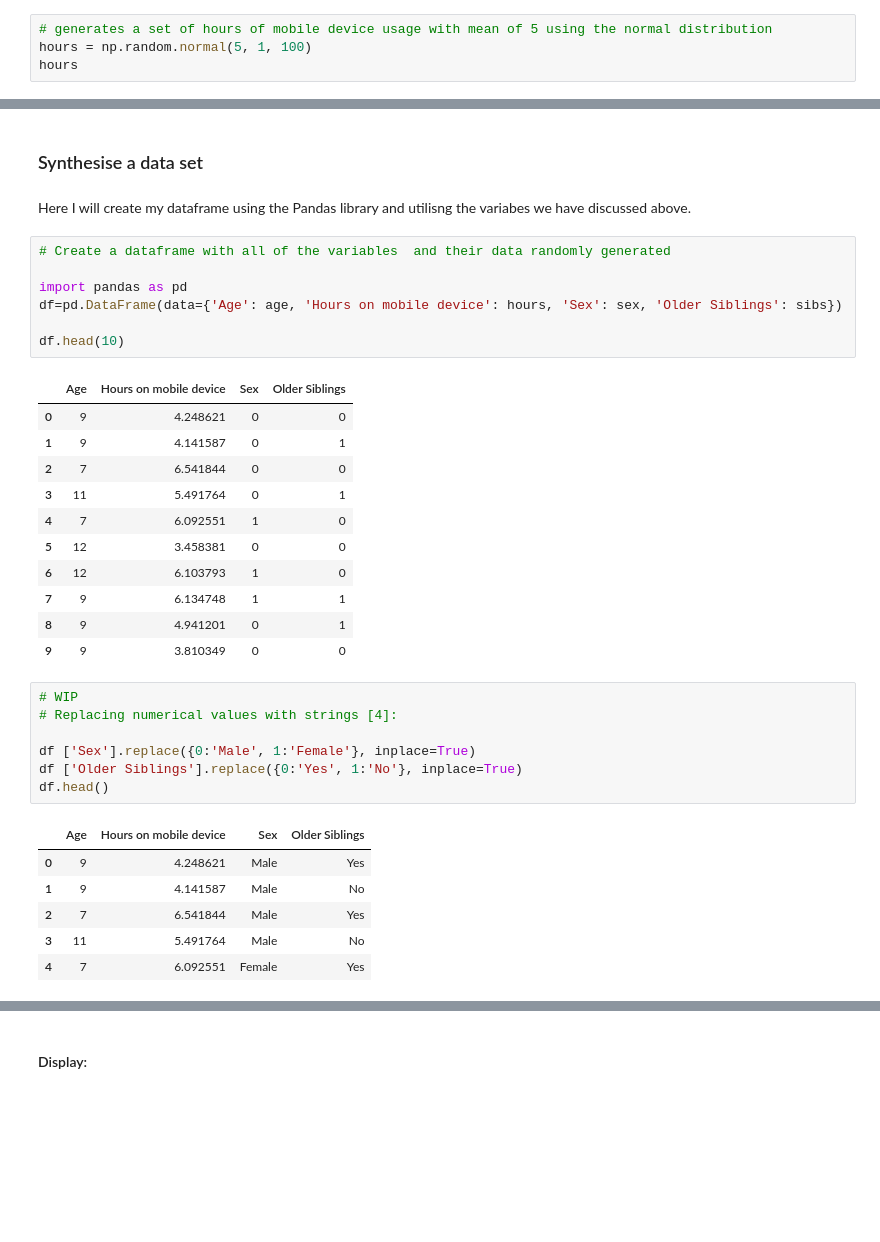
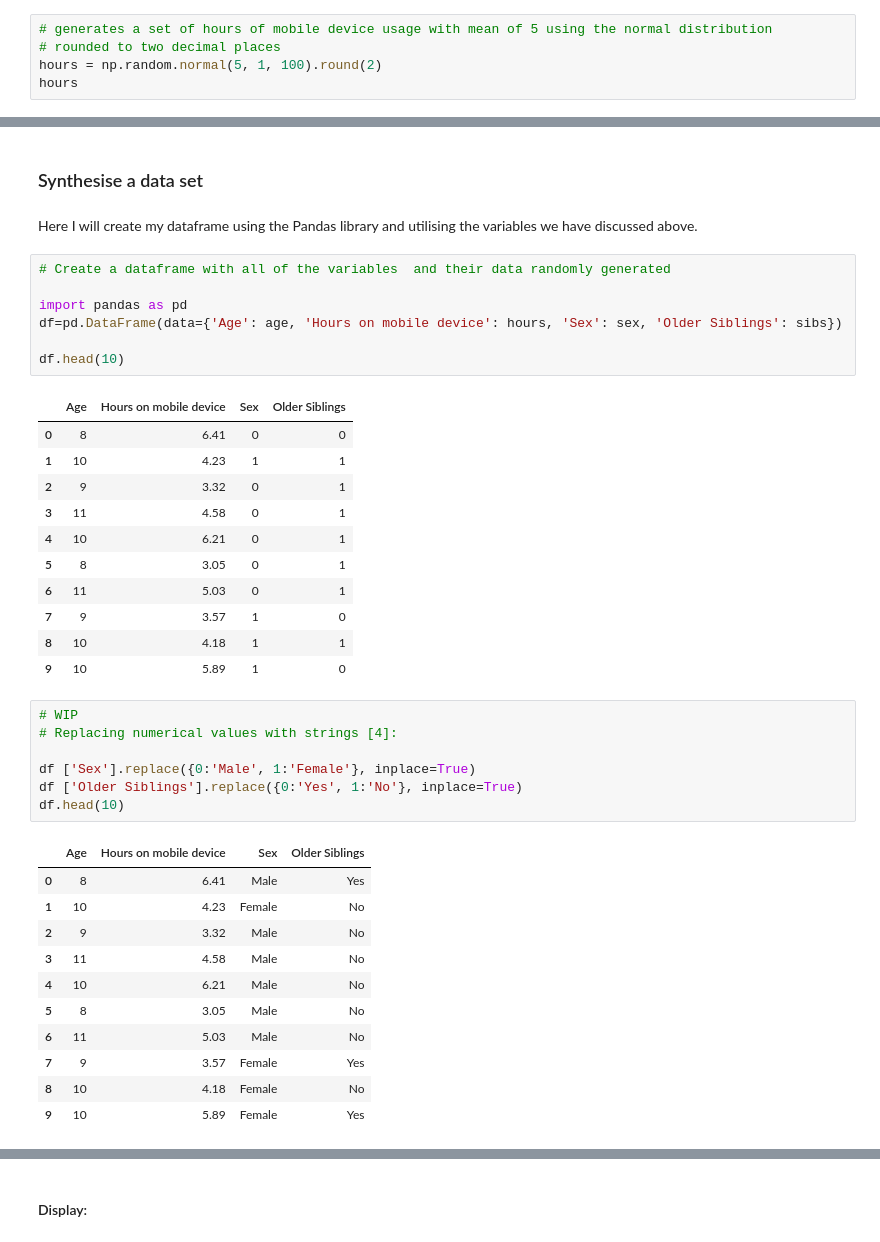
Before and after one commit to JulianConneely/Programming-for-Data-Analysis-Project-Dec18, a Jupyter notebook: Santa Claus.ipynb, the cells around one changed output, grey strips where cells are left out. Drawn from its saved outputs; the diff is of its cells as text; blank space fills up the shorter version.

```diff
--- a/Santa Claus.ipynb
+++ b/Santa Claus.ipynb
@@ -85,6 +84,7 @@ While this can of course be monitored by parents, it is very difficult. I feel t
 As metioned above I found that primary school students access mobile devices on average five hours per week with a standard deviation of one hour and that a normal distribution is an acceptable model for such a variable
 # %%
 # generates a set of hours of mobile device usage with mean of 5 using the normal distribution
-hours = np.random.normal(5, 1, 100)
+# rounded to two decimal places
+hours = np.random.normal(5, 1, 100).round(2)
 hours
 # %% [output]
@@ -143,7 +142,7 @@ array([0, 1, 0, 1, 0, 0, 0, 1, 1, 0, 1, 1, 1, 0, 1, 0, 1, 0, 1, 0, 1, 1,
 # %% [markdown]
 ### Synthesise a data set
 # %% [markdown]
-Here I will create my dataframe using the Pandas library and utilisng the variabes we have discussed above.
+Here I will create my dataframe using the Pandas library and utilising the variables we have discussed above.
 # %%
 # Create a dataframe with all of the variables  and their data randomly generated
 
@@ -153,30 +152,35 @@ df=pd.DataFrame(data={'Age': age, 'Hours on mobile device': hours, 'Sex': sex, '
 df.head(10)
 # %% [output]
 |  | Age | Hours on mobile device | Sex | Older Siblings |
-| 0 | 9 | 4.248621 | 0 | 0 |
-| 1 | 9 | 4.141587 | 0 | 1 |
-| 2 | 7 | 6.541844 | 0 | 0 |
-| 3 | 11 | 5.491764 | 0 | 1 |
-| 4 | 7 | 6.092551 | 1 | 0 |
-| 5 | 12 | 3.458381 | 0 | 0 |
-| 6 | 12 | 6.103793 | 1 | 0 |
-| 7 | 9 | 6.134748 | 1 | 1 |
-| 8 | 9 | 4.941201 | 0 | 1 |
-| 9 | 9 | 3.810349 | 0 | 0 |
+| 0 | 8 | 6.41 | 0 | 0 |
+| 1 | 10 | 4.23 | 1 | 1 |
+| 2 | 9 | 3.32 | 0 | 1 |
+| 3 | 11 | 4.58 | 0 | 1 |
+| 4 | 10 | 6.21 | 0 | 1 |
+| 5 | 8 | 3.05 | 0 | 1 |
+| 6 | 11 | 5.03 | 0 | 1 |
+| 7 | 9 | 3.57 | 1 | 0 |
+| 8 | 10 | 4.18 | 1 | 1 |
+| 9 | 10 | 5.89 | 1 | 0 |
 # %%
 # WIP
 # Replacing numerical values with strings [4]:
 
 df ['Sex'].replace({0:'Male', 1:'Female'}, inplace=True)
 df ['Older Siblings'].replace({0:'Yes', 1:'No'}, inplace=True)
-df.head()
+df.head(10)
 # %% [output]
 |  | Age | Hours on mobile device | Sex | Older Siblings |
-| 0 | 9 | 4.248621 | Male | Yes |
-| 1 | 9 | 4.141587 | Male | No |
-| 2 | 7 | 6.541844 | Male | Yes |
-| 3 | 11 | 5.491764 | Male | No |
-| 4 | 7 | 6.092551 | Female | Yes |
+| 0 | 8 | 6.41 | Male | Yes |
+| 1 | 10 | 4.23 | Female | No |
+| 2 | 9 | 3.32 | Male | No |
+| 3 | 11 | 4.58 | Male | No |
+| 4 | 10 | 6.21 | Male | No |
+| 5 | 8 | 3.05 | Male | No |
+| 6 | 11 | 5.03 | Male | No |
+| 7 | 9 | 3.57 | Female | Yes |
+| 8 | 10 | 4.18 | Female | No |
+| 9 | 10 | 5.89 | Female | Yes |
 # %%
 # change order of the columns
 
```
Also changed, not shown: parts of 31 cells of this notebook.
